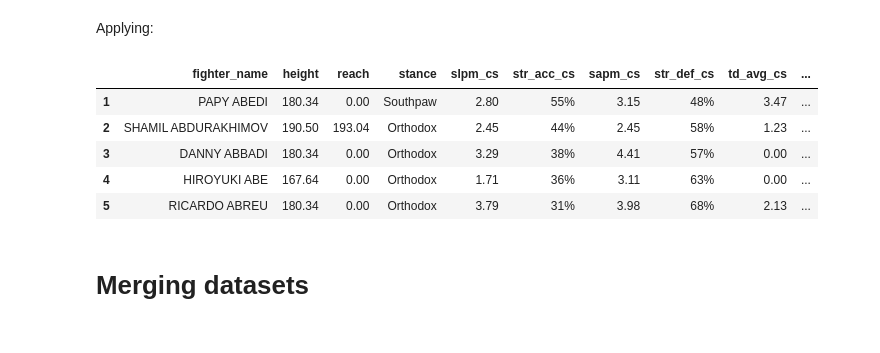
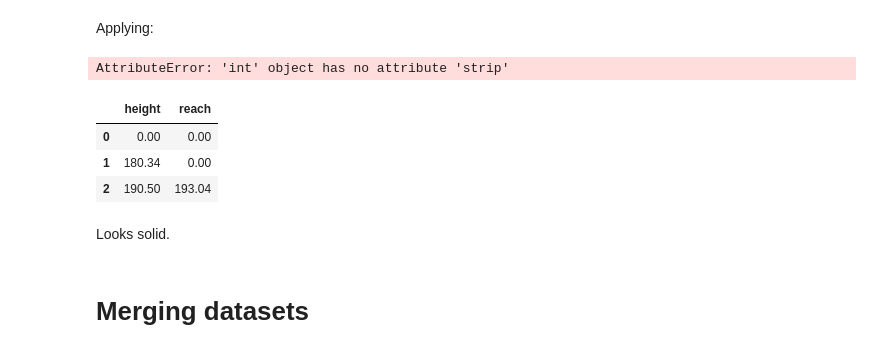
Before and after one commit to komaksym/UFC-DataLab, a Jupyter notebook: data/src/clean_data.ipynb, the cells around one changed output. Saved outputs shown, nothing was run; the diff lists cells and outputs as text; code cells hidden in the pictures.

```diff
--- a/data/src/clean_data.ipynb
+++ b/data/src/clean_data.ipynb
@@ -248,20 +272,24 @@ Defining a function that converts height and reach from inches to cm:
 # %%
 def conv_from_inches_to_cm(inches):
     """Converts from inches to cm"""
-    # If the data is missing
-    if not inches:
+
+    # If the data is not in the expected format (missing)
+    if not isinstance(inches, str):
         return inches
 
-    res = inches.strip('"').split("'")
     # Foot to cm conversion rate
     f_cm_cr = 30.48
-    # Inch to cm convetsion rate
+    # Inch to cm conversion rate
     i_cm_cr = 2.54
 
-    # If converting height
+    # Separate feet from inches
+    res = inches.strip('"').split("'")
+
+    # If converting height (there's feet and inches)
     if len(res) > 1:
         return int(res[0]) * f_cm_cr + int(res[1]) * i_cm_cr
-    # Or reach
+
+    # Or reach (just inches)
     else:
         return int(res[0]) * i_cm_cr
 # %% [markdown]
@@ -271,15 +299,18 @@ Applying:
 athlete_stats["height"] = athlete_stats["height"].apply(conv_from_inches_to_cm)
 # Convert reach
 athlete_stats["reach"] = athlete_stats["reach"].apply(conv_from_inches_to_cm)
-# Take a look
-athlete_stats.head()
 # %% [output]
-|  | fighter_name | height | reach | stance | slpm_cs | str_acc_cs | sapm_cs | str_def_cs | td_avg_cs | ... |
-| 1 | PAPY ABEDI | 180.34 | 0.00 | Southpaw | 2.80 | 55% | 3.15 | 48% | 3.47 | ... |
-| 2 | SHAMIL ABDURAKHIMOV | 190.50 | 193.04 | Orthodox | 2.45 | 44% | 2.45 | 58% | 1.23 | ... |
-| 3 | DANNY ABBADI | 180.34 | 0.00 | Orthodox | 3.29 | 38% | 4.41 | 57% | 0.00 | ... |
-| 4 | HIROYUKI ABE | 167.64 | 0.00 | Orthodox | 1.71 | 36% | 3.11 | 63% | 0.00 | ... |
-| 5 | RICARDO ABREU | 180.34 | 0.00 | Orthodox | 3.79 | 31% | 3.98 | 68% | 2.13 | ... |
+AttributeError: 'int' object has no attribute 'strip'
+# %%
+# Take a look
+athlete_stats.loc[:2, ['height', 'reach']]
+# %% [output]
+|  | height | reach |
+| 0 | 0.00 | 0.00 |
+| 1 | 180.34 | 0.00 |
+| 2 | 190.50 | 193.04 |
+# %% [markdown]
+Looks solid.
 # %% [markdown]
 # Merging datasets
 # %% [markdown]
```
Also changed, not shown: parts of 23 cells of this notebook.
